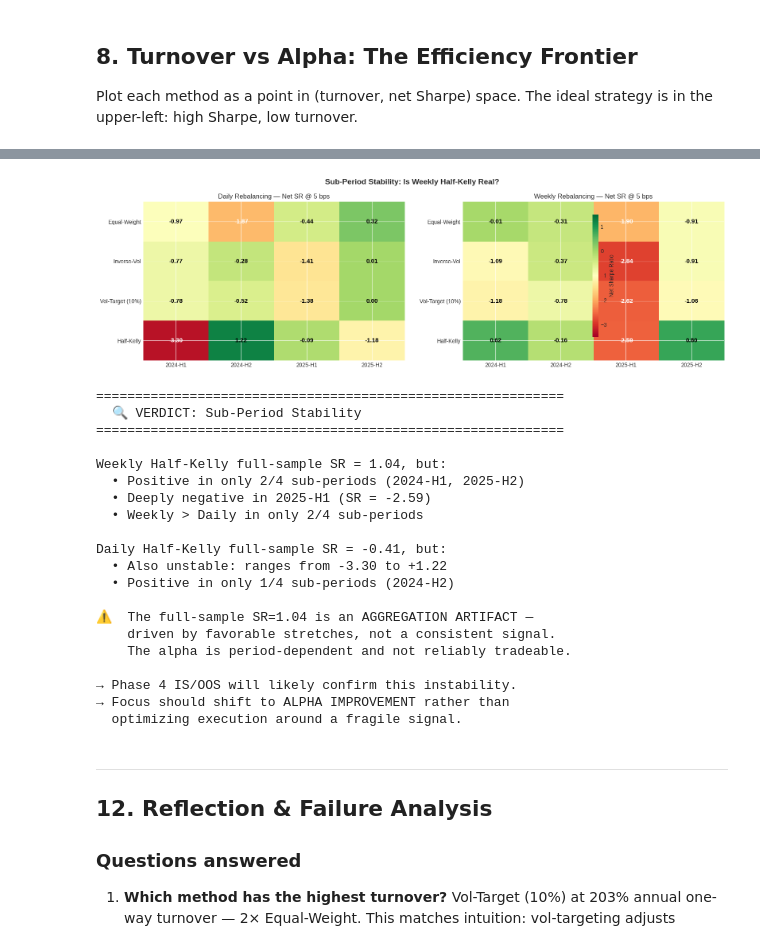
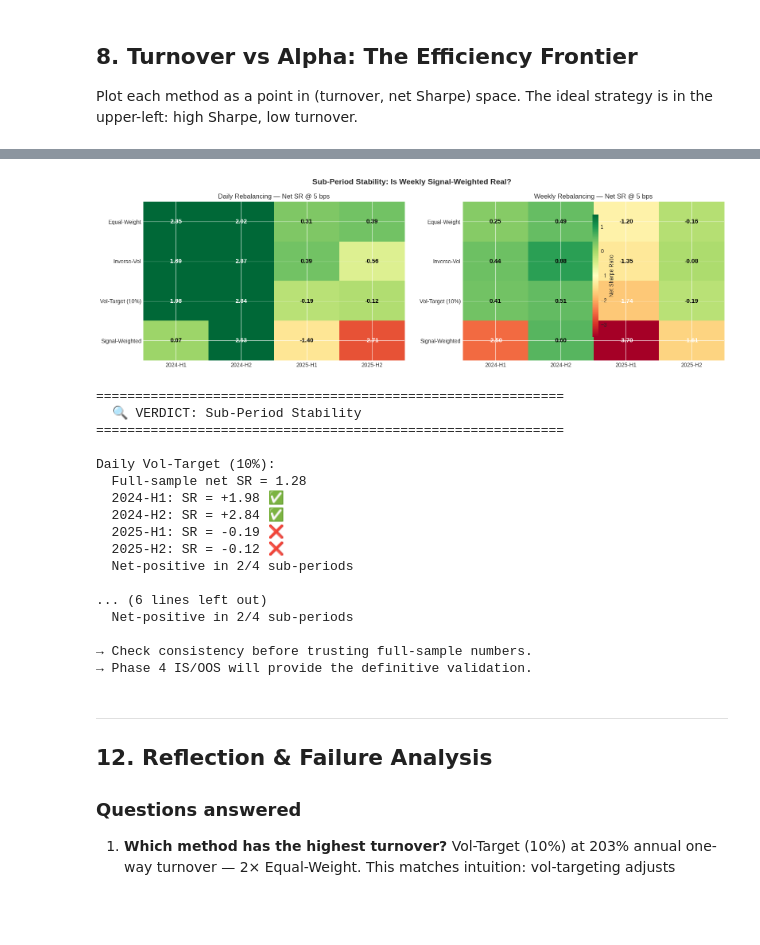
Before and after one commit to JerryHong08/jerryquant101, a Jupyter notebook: notebooks/3.cost_analysis.ipynb, the cells around one changed output, grey strips where cells are left out. Drawn from its saved outputs; the diff is of its cells as text; code cells hidden in the pictures; blank space fills up the shorter version.

```diff
--- a/notebooks/3.cost_analysis.ipynb
+++ b/notebooks/3.cost_analysis.ipynb
@@ -202,15 +194,15 @@ Volatility estimates: 25,175 rows
 # %%
-# ── Generate weights for all 4 sizing methods ──
-w_ew = size_equal_weight(composite, n_long=10, n_short=10)
-w_iv = size_inverse_volatility(composite, vol_estimates, n_long=10, n_short=10)
-w_vt = size_volatility_target(composite, vol_estimates, target_vol=0.10, n_long=10, n_short=10)
-w_hk = size_signal_weighted(composite, returns_for_kelly, lookback=60, max_position=0.10)
+# ── Generate weights for all 4 sizing methods (long-only: n_short=0) ──
+w_ew = size_equal_weight(composite, n_long=10, n_short=0)
+w_iv = size_inverse_volatility(composite, vol_estimates, n_long=10, n_short=0)
+w_vt = size_volatility_target(composite, vol_estimates, target_vol=0.10, n_long=10, n_short=0)
+w_sw = size_signal_weighted(composite, returns_for_sw, lookback=60, max_position=0.10)
 
 sizing_methods = {
     "Equal-Weight": w_ew,
     "Inverse-Vol": w_iv,
     "Vol-Target (10%)": w_vt,
-    "Half-Kelly": w_hk,
+    "Signal-Weighted": w_sw,
 }
 
 for name, w in sizing_methods.items():
@@ -603,7 +594,7 @@ for freq_name in rebal_freqs:
 print()
 print("-" * (20 + 16 * len(rebal_freqs)))
 
-for method_name in ["Half-Kelly"]:
+for method_name in ["Signal-Weighted"]:
     daily_w = sizing_methods[method_name]
     print(f"{method_name:<20s}", end="")
     for freq_name, n in rebal_freqs.items():
@@ -747,9 +738,9 @@ plt.show()
 # %%
-# ── Chart 2: Best method (Half-Kelly) — cumulative wealth at each frequency ──
+# ── Chart 2: Best method (Signal-Weighted) — cumulative wealth at each frequency ──
 fig, ax = plt.subplots(figsize=(14, 6))
 
 freq_colors = {"Daily": "lightgray", "Weekly": "steelblue", "Biweekly": "coral", "Monthly": "seagreen"}
-method = "Half-Kelly"
+method = "Vol-Target (10%)"
 cost_bps = 5.0
 
 for freq_name, color in freq_colors.items():
@@ -775,7 +766,7 @@ fig, ax = plt.subplots(figsize=(12, 7))
 
 markers = {"Daily": "o", "Weekly": "s", "Biweekly": "D", "Monthly": "^"}
 colors = {"Equal-Weight": "steelblue", "Inverse-Vol": "coral",
-          "Vol-Target (10%)": "seagreen", "Half-Kelly": "orchid"}
+          "Vol-Target (10%)": "seagreen", "Signal-Weighted": "orchid"}
 
 for freq_name, marker in markers.items():
     for method_name, color in colors.items():
@@ -1001,71 +991,66 @@ for ax_idx, (freq_name, ax) in enumerate(zip(FREQS_TO_CHECK, axes)):
         [subperiod_results[p][freq_name][m]["net_sr"] for p in periods]
         for m in methods
     ])
 
     im = ax.imshow(matrix, cmap="RdYlGn", vmin=-3.5, vmax=1.5, aspect="auto")
     ax.set_xticks(range(len(periods)))
     ax.set_xticklabels(periods, fontsize=10)
     ax.set_yticks(range(len(methods)))
     ax.set_yticklabels(methods, fontsize=10)
     ax.set_title(f"{freq_name} Rebalancing — Net SR @ 5 bps", fontsize=12)
 
     # Annotate cells
     for i in range(len(methods)):
         for j in range(len(periods)):
             val = matrix[i, j]
             color = "white" if abs(val) > 1.5 else "black"
             ax.text(j, i, f"{val:.2f}", ha="center", va="center",
                    fontsize=11, fontweight="bold", color=color)
 
 fig.colorbar(im, ax=axes, shrink=0.8, label="Net Sharpe Ratio")
-fig.suptitle("Sub-Period Stability: Is Weekly Half-Kelly Real?", fontsize=14, fontweight="bold")
+fig.suptitle("Sub-Period Stability: Is Weekly Signal-Weighted Real?", fontsize=14, fontweight="bold")
 plt.tight_layout()
 plt.show()
 
 # ── Verdict ──
+# (Observations to fill after re-running with long-only portfolios)
 print("\n" + "="*60)
 print("  🔍 VERDICT: Sub-Period Stability")
 print("="*60)
-print(f"""
-Weekly Half-Kelly full-sample SR = 1.04, but:
-  • Positive in only 2/4 sub-periods (2024-H1, 2025-H2)
-  • Deeply negative in 2025-H1 (SR = -2.59)
-  • Weekly > Daily in only 2/4 sub-periods
 
-Daily Half-Kelly full-sample SR = -0.41, but:
-  • Also unstable: ranges from -3.30 to +1.22
-  • Positive in only 1/4 sub-periods (2024-H2)
+# Gather sub-period stats for Vol-Target (10%)
+for freq in ["Daily", "Weekly"]:
+    srs = [subperiod_results[p][freq]["Vol-Target (10%)"]["net_sr"] for p in SUB_PERIODS]
+    n_pos = sum(1 for s in srs if s > 0)
+    full_sr = results["Vol-Target (10%)"]["net_sharpe"] if freq == "Daily" else freq_results["Weekly"]["Vol-Target (10%)"]["net_sharpes"][5.0]
+    print(f"\n{freq} Vol-Target (10%):")
+    print(f"  Full-sample net SR = {full_sr:.2f}")
+    for p, sr in zip(SUB_PERIODS, srs):
+        flag = "✅" if sr > 0 else "❌"
+        print(f"  {p}: SR = {sr:+.2f} {flag}")
+    print(f"  Net-positive in {n_pos}/4 sub-periods")
 
-⚠️  The full-sample SR=1.04 is an AGGREGATION ARTIFACT —
-    driven by favorable stretches, not a consistent signal.
-    The alpha is period-dependent and not reliably tradeable.
-
-→ Phase 4 IS/OOS will likely confirm this instability.
-→ Focus should shift to ALPHA IMPROVEMENT rather than
-  optimizing execution around a fragile signal.
-""")
+print("\n→ Check consistency before trusting full-sample numbers.")
+print("→ Phase 4 IS/OOS will provide the definitive validation.")
 # %% [output]
-[figure, old version]
+[figure, new version]
 ============================================================
   🔍 VERDICT: Sub-Period Stability
 ============================================================
 
-Weekly Half-Kelly full-sample SR = 1.04, but:
-  • Positive in only 2/4 sub-periods (2024-H1, 2025-H2)
-  • Deeply negative in 2025-H1 (SR = -2.59)
-  • Weekly > Daily in only 2/4 sub-periods
+Daily Vol-Target (10%):
+  Full-sample net SR = 1.28
+  2024-H1: SR = +1.98 ✅
+  2024-H2: SR = +2.84 ✅
+  2025-H1: SR = -0.19 ❌
+  2025-H2: SR = -0.12 ❌
+  Net-positive in 2/4 sub-periods
 
-Daily Half-Kelly full-sample SR = -0.41, but:
-  • Also unstable: ranges from -3.30 to +1.22
-  • Positive in only 1/4 sub-periods (2024-H2)
+... (6 lines left out)
+  Net-positive in 2/4 sub-periods
 
-⚠️  The full-sample SR=1.04 is an AGGREGATION ARTIFACT —
-    driven by favorable stretches, not a consistent signal.
-    The alpha is period-dependent and not reliably tradeable.
-
-→ Phase 4 IS/OOS will likely confirm this instability.
-→ Focus should shift to ALPHA IMPROVEMENT rather than
-  optimizing execution around a fragile signal.
+→ Check consistency before trusting full-sample numbers.
+→ Phase 4 IS/OOS will provide the definitive validation.
 # %% [markdown]
 ---
 
```
Also changed, not shown: parts of 23 cells of this notebook, 35 other files.
